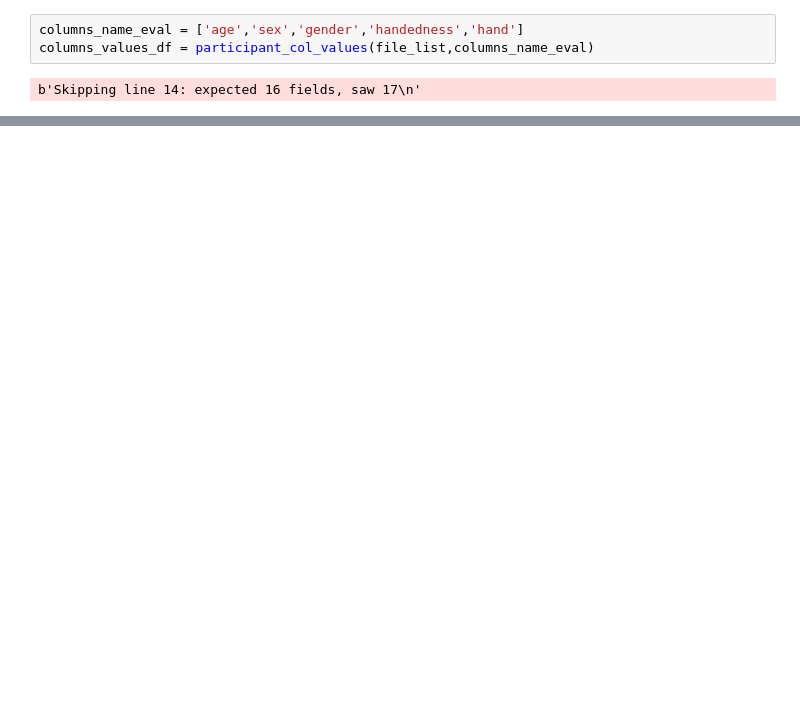
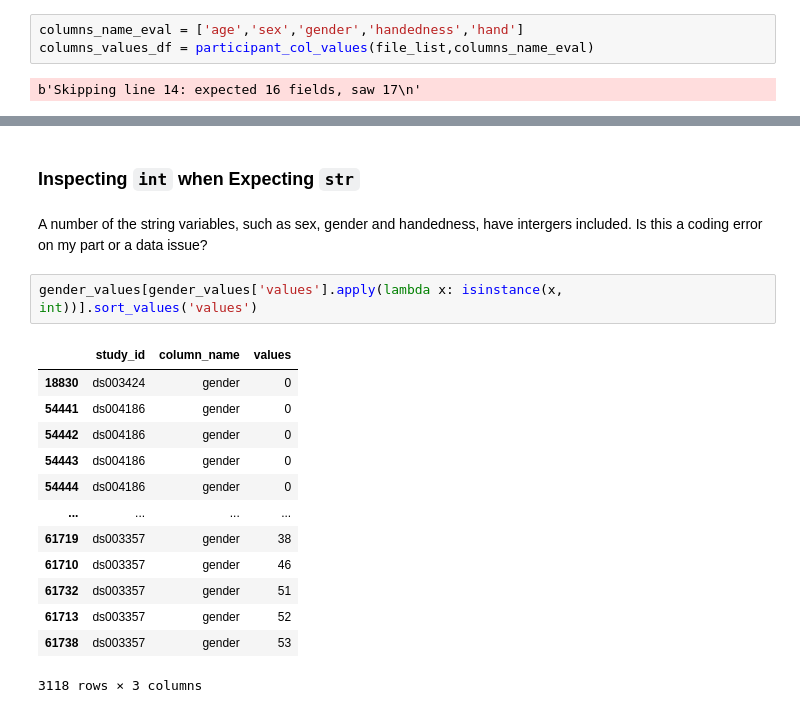
Before and after one commit to demidenm/openneuro_scrub, a Jupyter notebook: scripts/evaluating_files-values.ipynb, the cells around one changed output, grey strips where cells are left out. Drawn from its saved outputs; the diff is of its cells as text; blank space fills up the shorter version.

```diff
--- a/scripts/evaluating_files-values.ipynb
+++ b/scripts/evaluating_files-values.ipynb
@@ -180,0 +245,20 @@ filtered_df = df[df['sex'] == 'M']
+# %% [markdown]
+### Inspecting `int` when Expecting `str`
+# %% [markdown]
+A number of the string variables, such as sex, gender and handedness, have intergers included. Is this a coding error on my part or a data issue?
+# %%
+gender_values[gender_values['values'].apply(lambda x: isinstance(x, int))].sort_values('values')
+# %% [output]
+|  | study_id | column_name | values |
+| 18830 | ds003424 | gender | 0 |
+| 54441 | ds004186 | gender | 0 |
+| 54442 | ds004186 | gender | 0 |
+| 54443 | ds004186 | gender | 0 |
+| 54444 | ds004186 | gender | 0 |
+| ... | ... | ... | ... |
+| 61719 | ds003357 | gender | 38 |
+| 61710 | ds003357 | gender | 46 |
+| 61732 | ds003357 | gender | 51 |
+| 61713 | ds003357 | gender | 52 |
+| 61738 | ds003357 | gender | 53 |
+3118 rows × 3 columns
```
Also changed, not shown: parts of 23 cells of this notebook.
